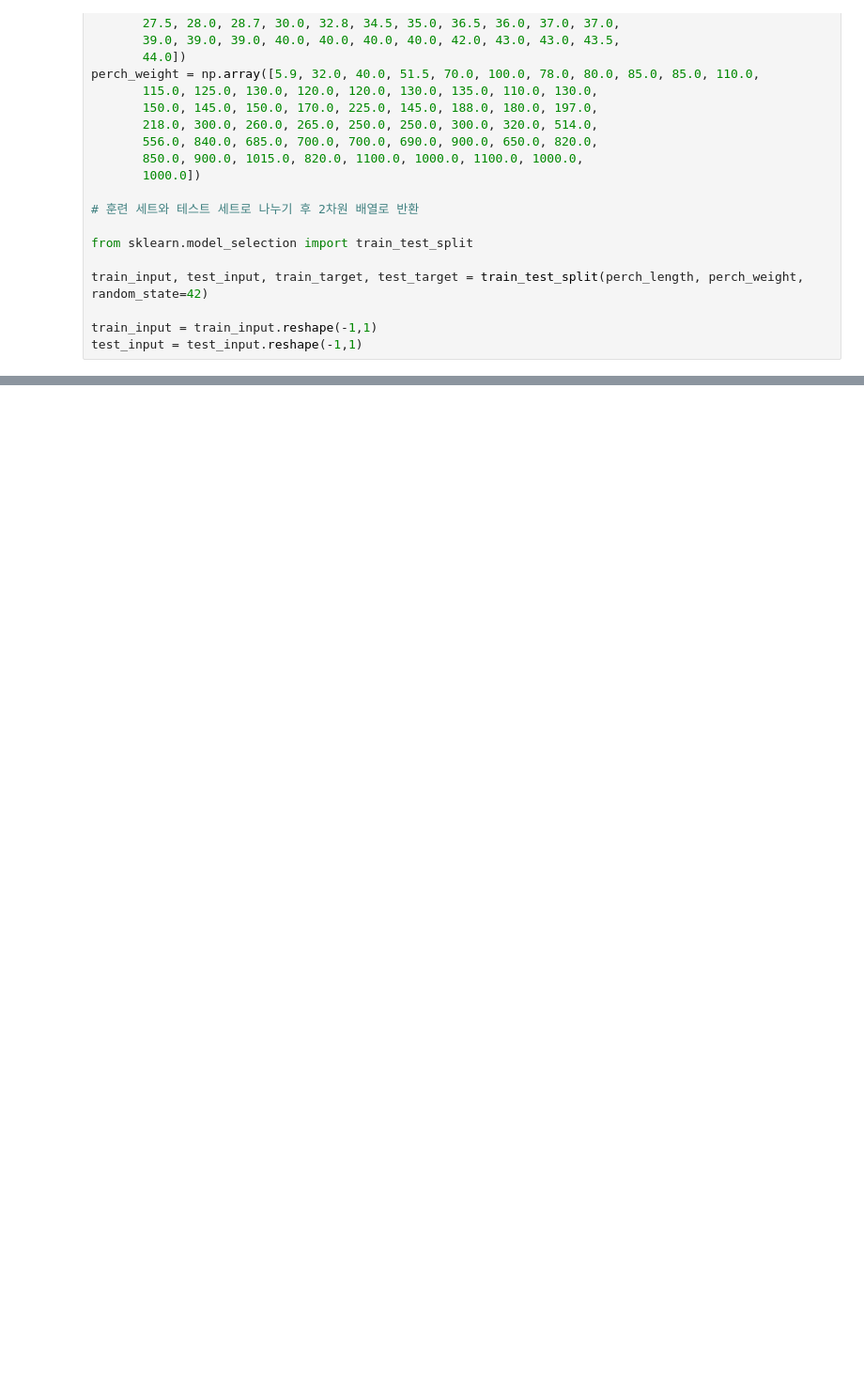
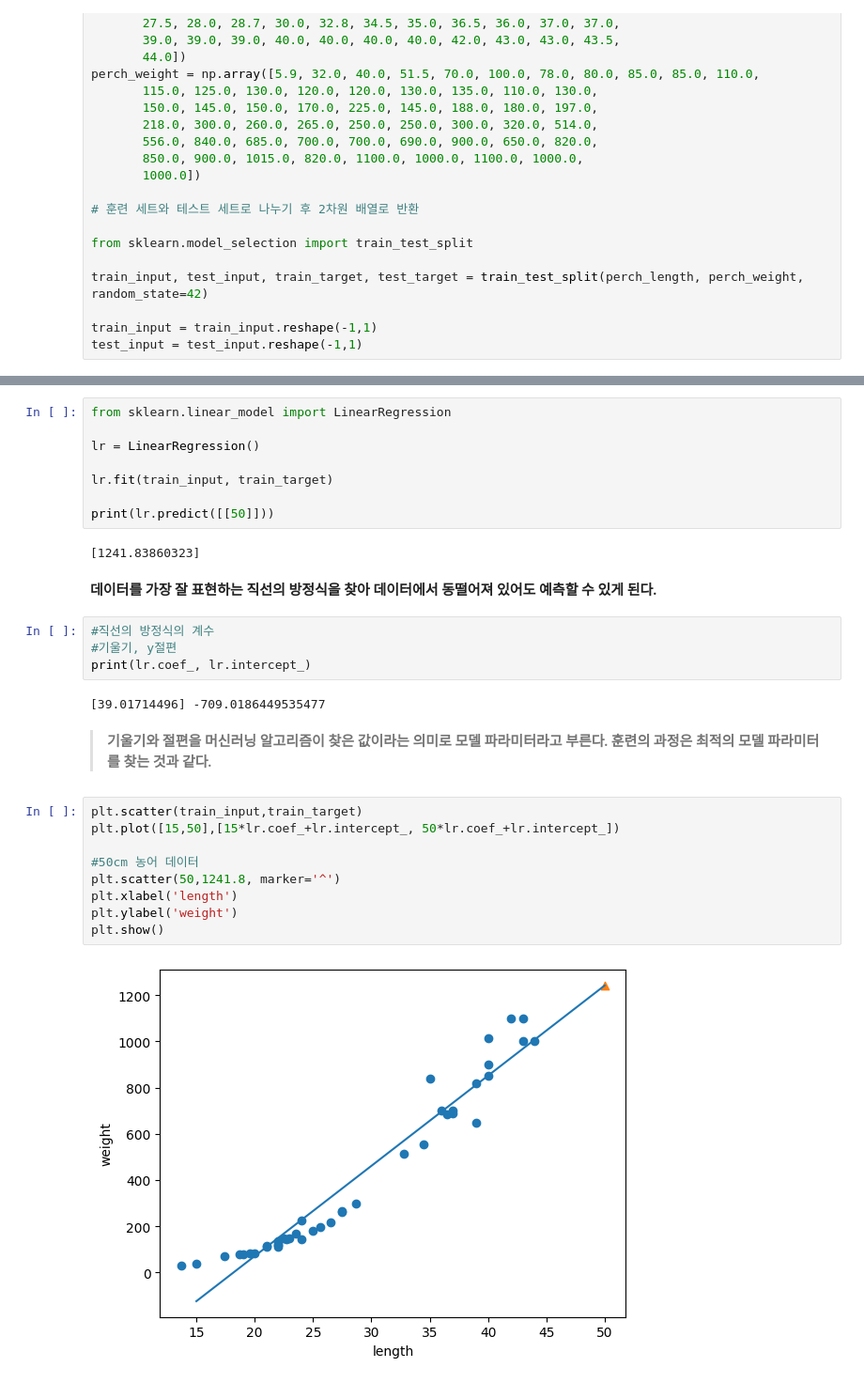
Before and after one commit to yooburi/alone_DL_study, a Jupyter notebook: alone_study_deaplearning.ipynb, the cells around one changed output, grey strips where cells are left out. Shown at 94% size. Drawn from its saved outputs; the diff is of its cells as text; blank space fills up the shorter version.

```diff
--- a/alone_study_deaplearning.ipynb
+++ b/alone_study_deaplearning.ipynb
@@ -691,0 +699,31 @@ print(knr.predict([[50]]))
+# %%
+from sklearn.linear_model import LinearRegression
+
+lr = LinearRegression()
+
+lr.fit(train_input, train_target)
+
+print(lr.predict([[50]]))
+# %% [output]
+[1241.83860323]
+# %% [markdown]
+**데이터를 가장 잘 표현하는 직선의 방정식을 찾아 데이터에서 동떨어져 있어도 예측할 수 있게 된다.**
+# %%
+#직선의 방정식의 계수
+#기울기, y절편
+print(lr.coef_, lr.intercept_)
+# %% [output]
+[39.01714496] -709.0186449535477
+# %% [markdown]
+> **기울기와 절편을 머신러닝 알고리즘이 찾은 값이라는 의미로 모델 파라미터라고 부른다. 훈련의 과정은 최적의 모델 파라미터를 찾는 것과 같다.**
+# %%
+plt.scatter(train_input,train_target)
+plt.plot([15,50],[15*lr.coef_+lr.intercept_, 50*lr.coef_+lr.intercept_])
+
+#50cm 농어 데이터
+plt.scatter(50,1241.8, marker='^')
+plt.xlabel('length')
+plt.ylabel('weight')
+plt.show()
+# %% [output]
+[figure, added]
```
Also changed, not shown: parts of 22 cells of this notebook.
